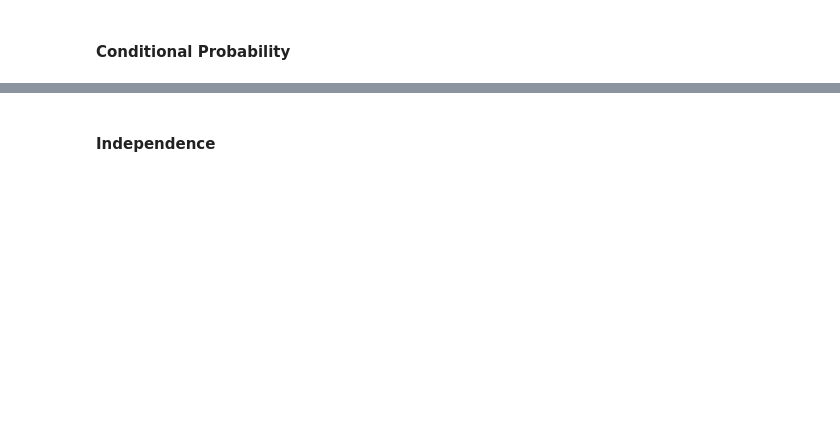
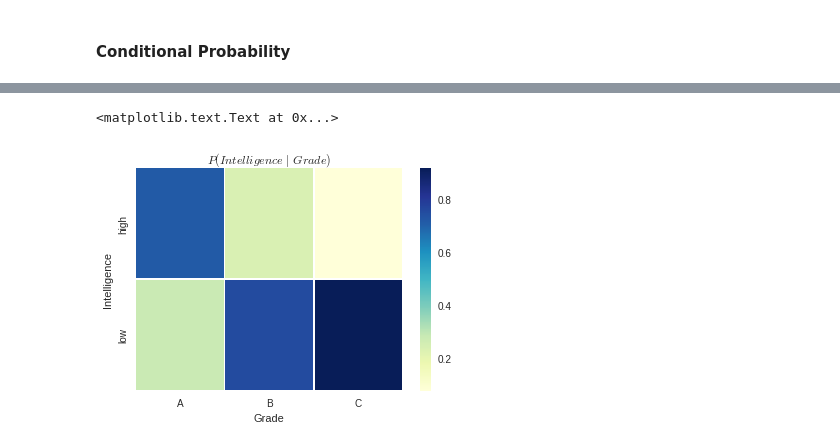
Before and after one commit to IFCE-Ciencia-da-Computacao-2011-2/UDM.316-Reconhecimento-de-Padroes, a Jupyter notebook: Probability.ipynb, the cells around one changed output, grey strips where cells are left out. Cells and saved outputs as stored; diff of their text form; code cells hidden in the pictures; blank space fills up the shorter version.

Commit message:
Improve Probability documentation

```diff
--- a/Probability.ipynb
+++ b/Probability.ipynb
@@ -220,5 +335,6 @@ a = P((Intelligence=='high') | (Grade=='A'))
 # %%
-joint_conditional_probability = P(Intelligence | Grade)
-joint_conditional_probability(Intelligence=='high', Grade=='A')
+axes = P(Intelligence | Grade).plot()
+axes.set_title('$P(Intelligence\ |\ Grade)$')
+# %% [output]
+<matplotlib.text.Text at 0x...>
+[figure, added]
-# %% [markdown]
-#### Independence
```
Also changed, not shown: parts of 45 cells of this notebook.
